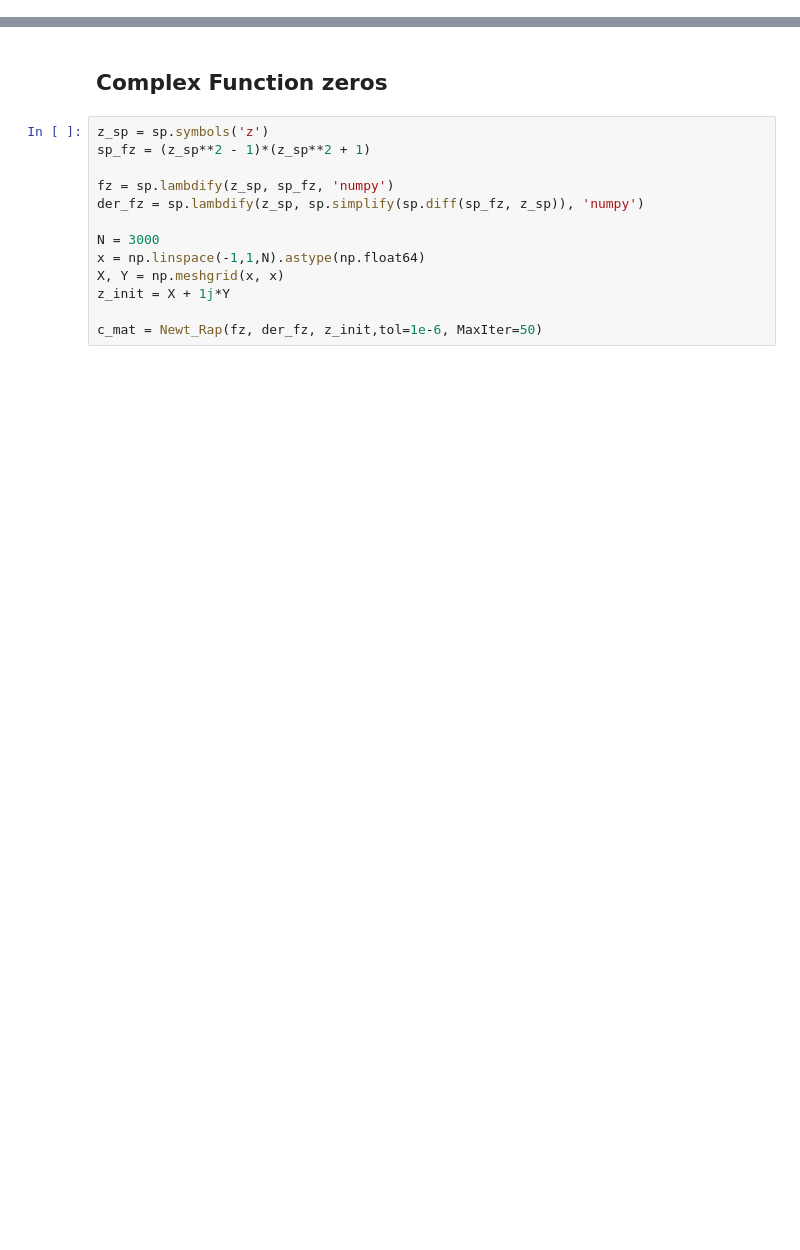
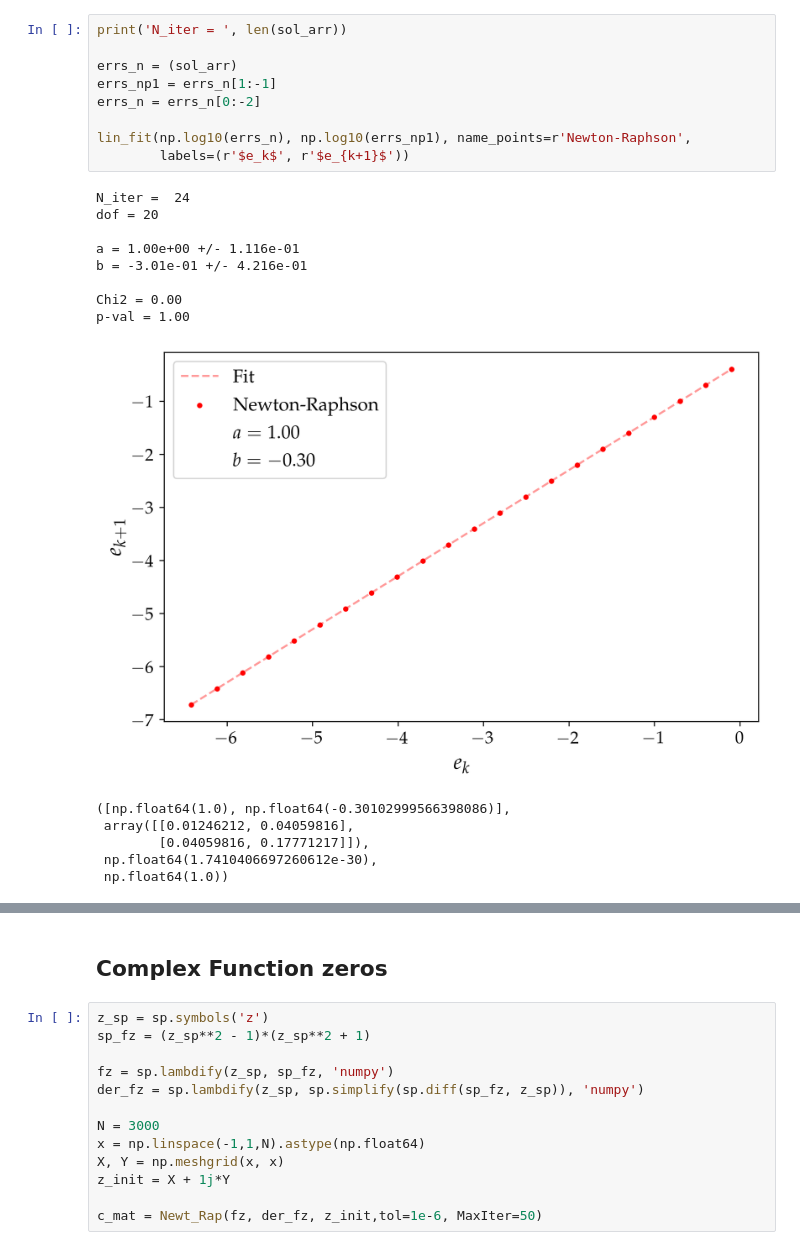
Before and after one commit to mvolpato-unimib/Lab_comp, a Jupyter notebook: ex13/Newt_Rap.ipynb, the cells around one changed output, grey strips where cells are left out. Drawn from its saved outputs; the diff is of its cells as text; blank space fills up the shorter version.

```diff
--- a/ex13/Newt_Rap.ipynb
+++ b/ex13/Newt_Rap.ipynb
@@ -73,3 +80,27 @@ plt.show()
+# %%
+print('N_iter = ', len(sol_arr))
+
+errs_n = (sol_arr)
+errs_np1 = errs_n[1:-1]
+errs_n = errs_n[0:-2]
+
+lin_fit(np.log10(errs_n), np.log10(errs_np1), name_points=r'Newton-Raphson',
+        labels=(r'$e_k$', r'$e_{k+1}$'))
+# %% [output]
+N_iter =  24
+dof = 20
+
+a = 1.00e+00 +/- 1.116e-01
+b = -3.01e-01 +/- 4.216e-01
+
+Chi2 = 0.00
+p-val = 1.00
+[figure, added]
+([np.float64(1.0), np.float64(-0.30102999566398086)],
+ array([[0.01246212, 0.04059816],
+        [0.04059816, 0.17771217]]),
+ np.float64(1.7410406697260612e-30),
+ np.float64(1.0))
 # %%
 def plot_Newt_Rap(sp_func, sp_x, x0, tol=1e-14, MaxIter=1e2):
     import sympy as sp
```
Also changed, not shown: parts of 6 cells of this notebook, 10 other files.
